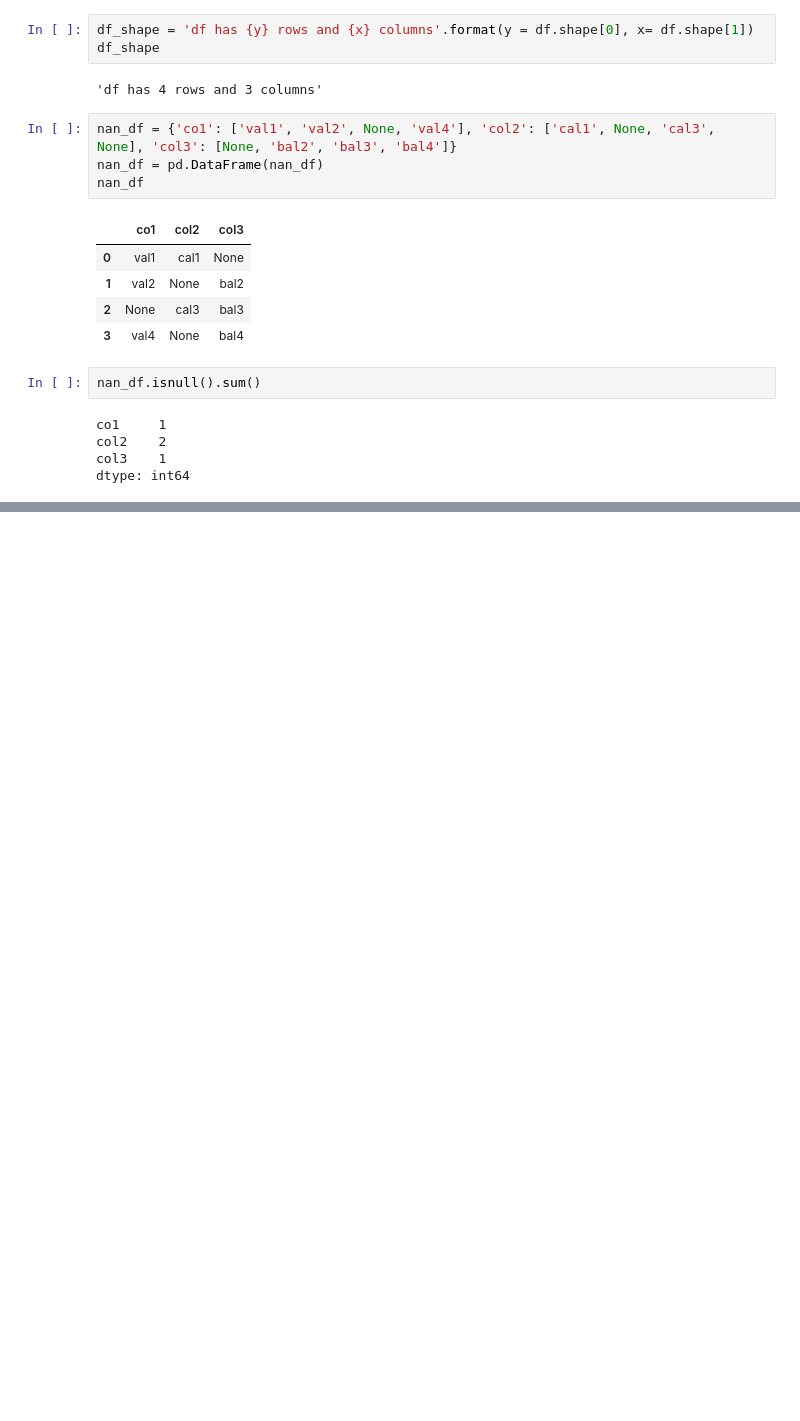
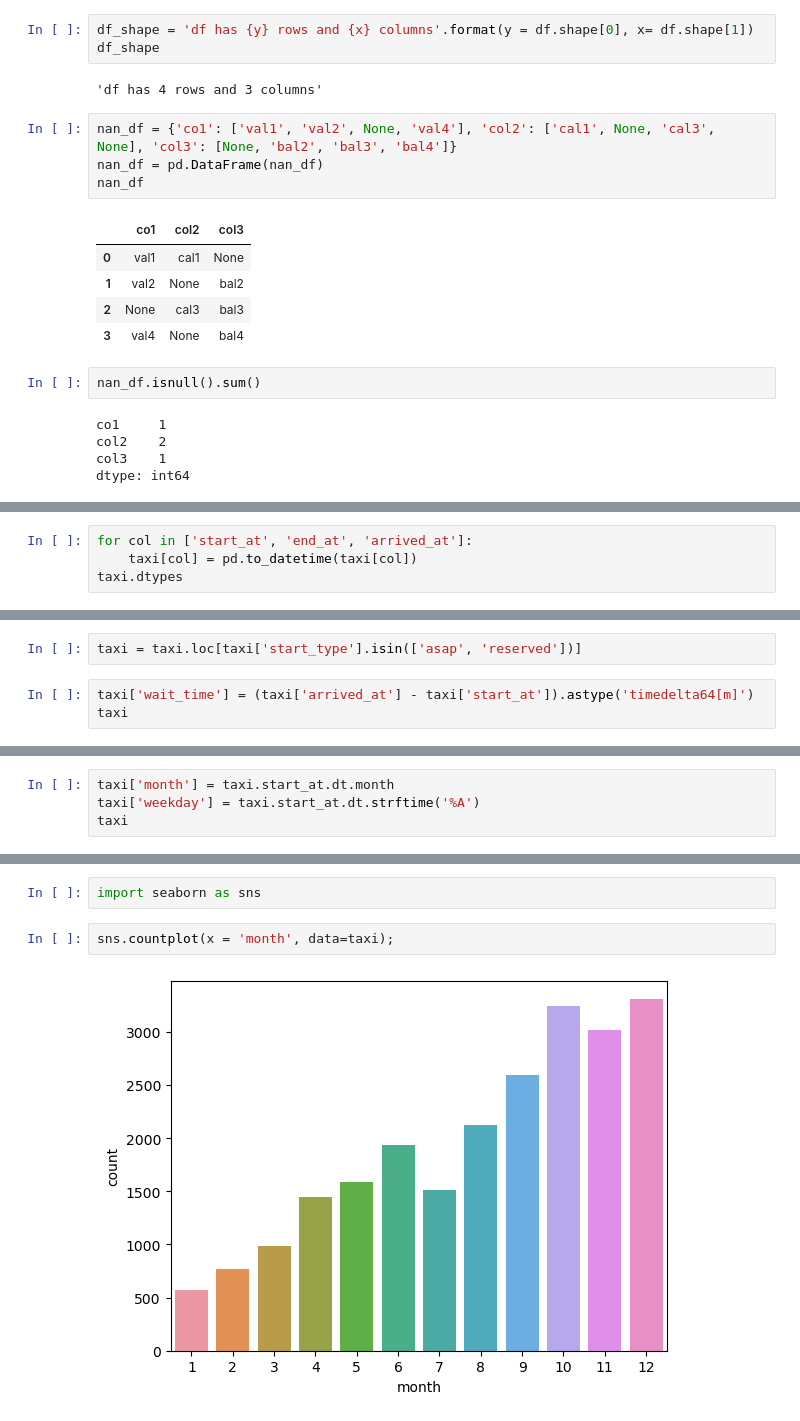
Before and after one commit to sashabocharov/reprep, a Jupyter notebook: lesson_4/lesson_4.ipynb, the cells around one changed output, grey strips where cells are left out. Drawn from its saved outputs; the diff is of its cells as text; blank space fills up the shorter version.

```diff
--- a/lesson_4/lesson_4.ipynb
+++ b/lesson_4/lesson_4.ipynb
@@ -70,0 +138,4 @@ dtype: int64
+# %%
+for col in ['start_at', 'end_at', 'arrived_at']:
+    taxi[col] = pd.to_datetime(taxi[col])
+taxi.dtypes
@@ -70,0 +163,5 @@ dtype: int64
+# %%
+taxi = taxi.loc[taxi['start_type'].isin(['asap', 'reserved'])]
+# %%
+taxi['wait_time'] = (taxi['arrived_at'] - taxi['start_at']).astype('timedelta64[m]')
+taxi
@@ -70,0 +195,4 @@ dtype: int64
+# %%
+taxi['month'] = taxi.start_at.dt.month
+taxi['weekday'] = taxi.start_at.dt.strftime('%A')
+taxi
@@ -70,0 +223,6 @@ dtype: int64
+# %%
+import seaborn as sns
+# %%
+sns.countplot(x = 'month', data=taxi);
+# %% [output]
+[figure, added]
```
Also changed, not shown: parts of 14 cells of this notebook, 1 other file.
